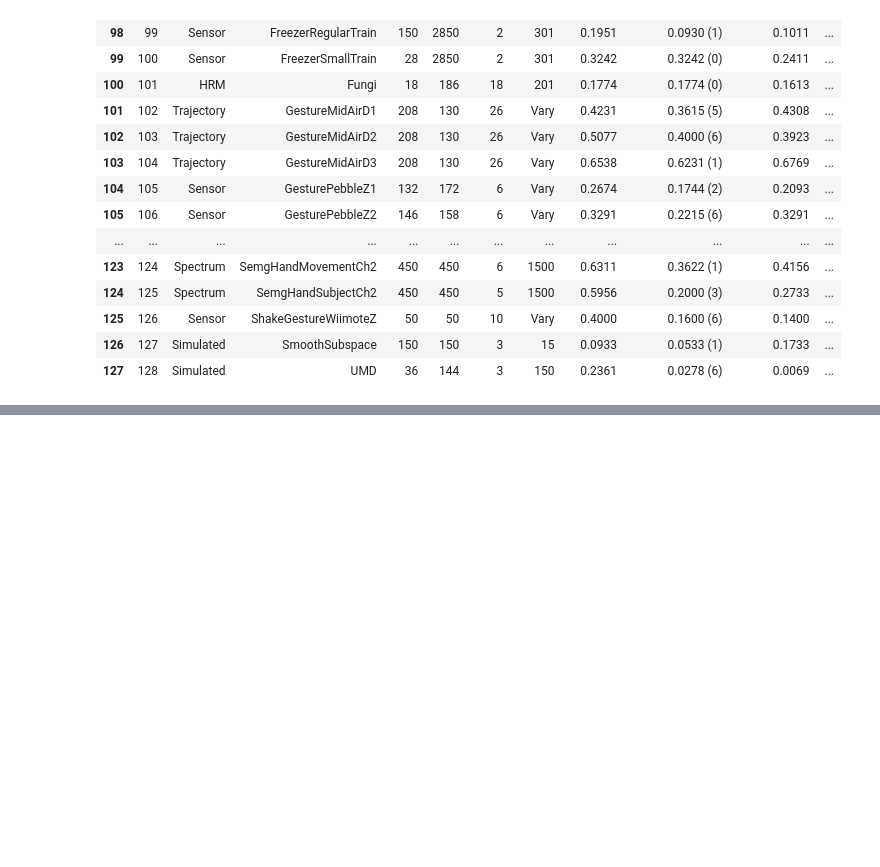
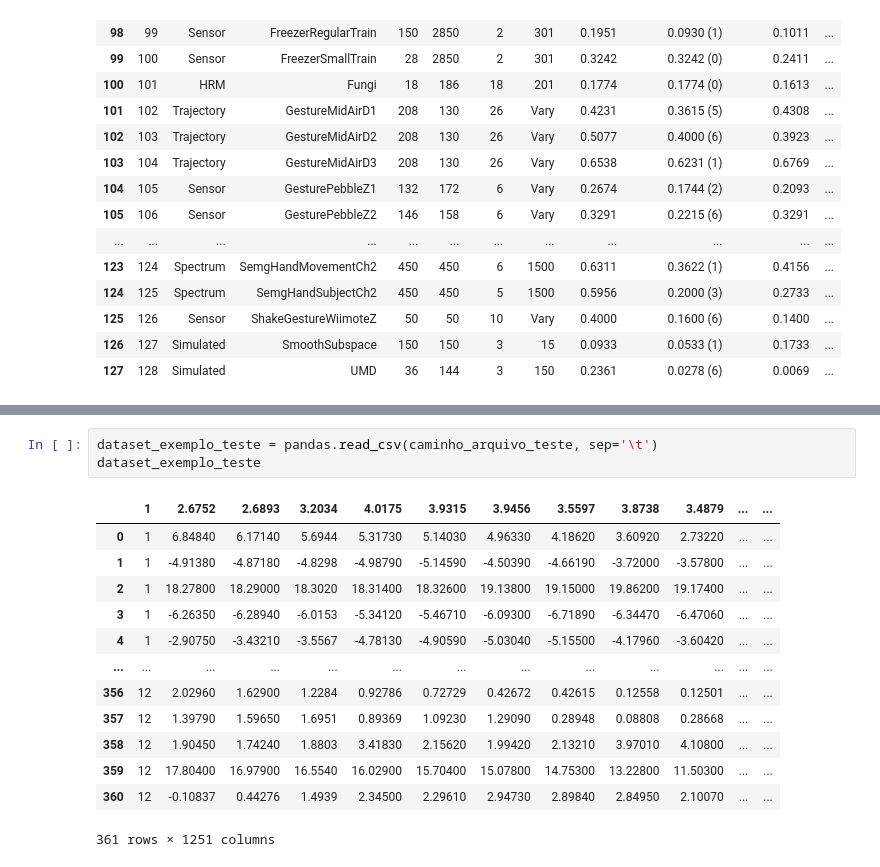
Before and after one commit to Henriquemcc/Trabalho_de_Implementacao_Projeto_e_Analise_Algoritmos-2026-1, a Jupyter notebook: Notebooks/Experimentos.ipynb, the cells around one changed output, grey strips where cells are left out. Cells and saved outputs as stored; diff of their text form; blank space fills up the shorter version.

```diff
--- a/Notebooks/Experimentos.ipynb
+++ b/Notebooks/Experimentos.ipynb
@@ -46,0 +93,17 @@ planilha
+# %%
+dataset_exemplo_teste = pandas.read_csv(caminho_arquivo_teste, sep='\t')
+dataset_exemplo_teste
+# %% [output]
+|  | 1 | 2.6752 | 2.6893 | 3.2034 | 4.0175 | 3.9315 | 3.9456 | 3.5597 | 3.8738 | 3.4879 | ... | ... |
+| 0 | 1 | 6.84840 | 6.17140 | 5.6944 | 5.31730 | 5.14030 | 4.96330 | 4.18620 | 3.60920 | 2.73220 | ... | ... |
+| 1 | 1 | -4.91380 | -4.87180 | -4.8298 | -4.98790 | -5.14590 | -4.50390 | -4.66190 | -3.72000 | -3.57800 | ... | ... |
+| 2 | 1 | 18.27800 | 18.29000 | 18.3020 | 18.31400 | 18.32600 | 19.13800 | 19.15000 | 19.86200 | 19.17400 | ... | ... |
+| 3 | 1 | -6.26350 | -6.28940 | -6.0153 | -5.34120 | -5.46710 | -6.09300 | -6.71890 | -6.34470 | -6.47060 | ... | ... |
+| 4 | 1 | -2.90750 | -3.43210 | -3.5567 | -4.78130 | -4.90590 | -5.03040 | -5.15500 | -4.17960 | -3.60420 | ... | ... |
+| ... | ... | ... | ... | ... | ... | ... | ... | ... | ... | ... | ... | ... |
+| 356 | 12 | 2.02960 | 1.62900 | 1.2284 | 0.92786 | 0.72729 | 0.42672 | 0.42615 | 0.12558 | 0.12501 | ... | ... |
+| 357 | 12 | 1.39790 | 1.59650 | 1.6951 | 0.89369 | 1.09230 | 1.29090 | 0.28948 | 0.08808 | 0.28668 | ... | ... |
+| 358 | 12 | 1.90450 | 1.74240 | 1.8803 | 3.41830 | 2.15620 | 1.99420 | 2.13210 | 3.97010 | 4.10800 | ... | ... |
+| 359 | 12 | 17.80400 | 16.97900 | 16.5540 | 16.02900 | 15.70400 | 15.07800 | 14.75300 | 13.22800 | 11.50300 | ... | ... |
+| 360 | 12 | -0.10837 | 0.44276 | 1.4939 | 2.34500 | 2.29610 | 2.94730 | 2.89840 | 2.84950 | 2.10070 | ... | ... |
+361 rows × 1251 columns
```
Also changed, not shown: parts of 13 cells of this notebook.
